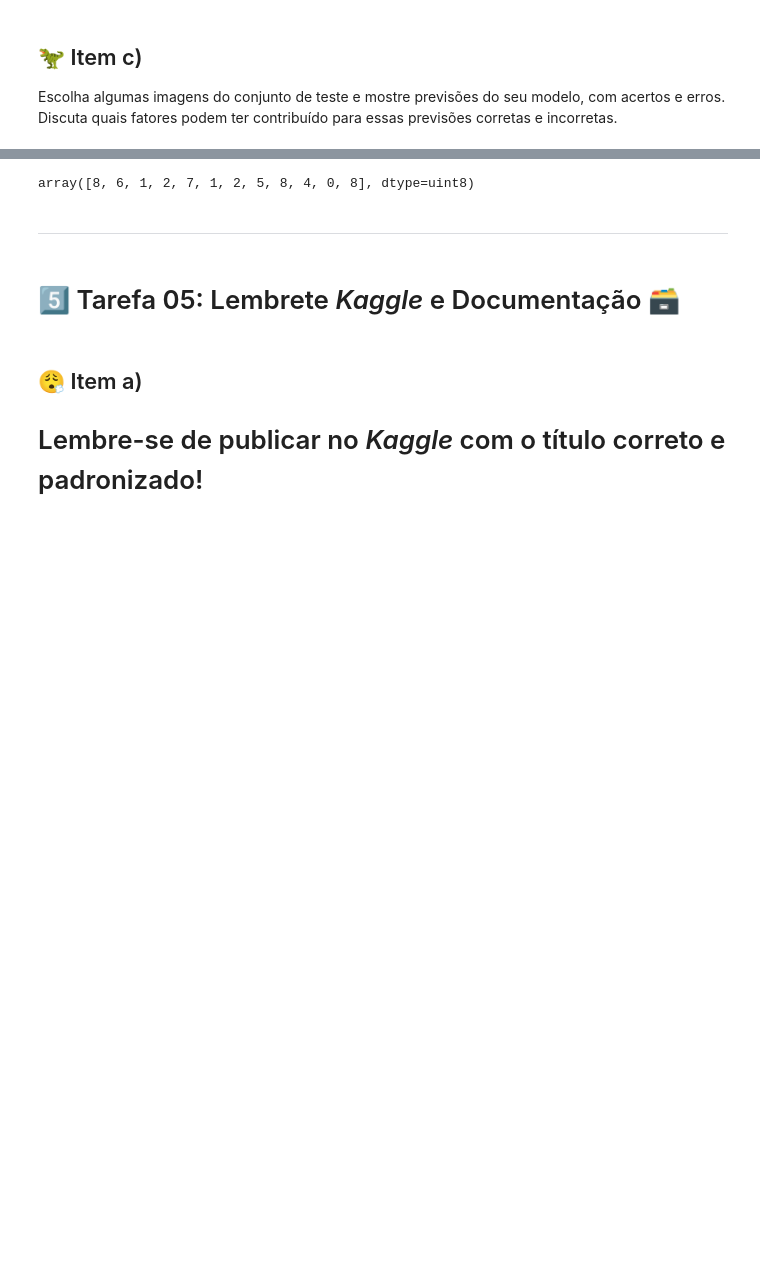
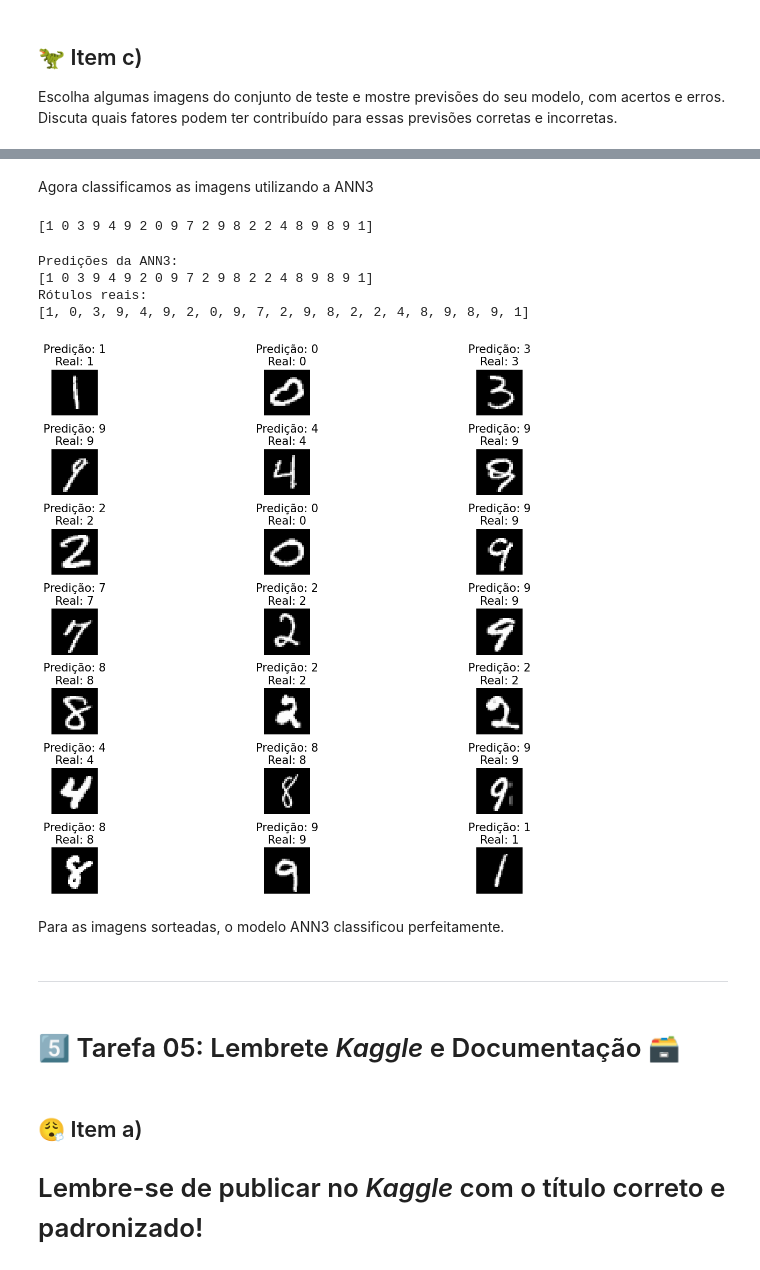
Before and after one commit to henriquefukushima/PMR3508, a Jupyter notebook: ANN-MNIST/MNIST-2024-70.ipynb, the cells around one changed output, grey strips where cells are left out. Saved outputs shown, nothing was run; the diff lists cells and outputs as text; code cells hidden in the pictures; blank space fills up the shorter version.

```diff
--- a/ANN-MNIST/MNIST-2024-70.ipynb
+++ b/ANN-MNIST/MNIST-2024-70.ipynb
@@ -716,12 +776,31 @@ show_images(random_images, ['' for i in range(n)])
+# %% [markdown]
+Agora classificamos as imagens utilizando a ANN3
 # %%
-# Predições do ANN3
+# Predições da ANN3
 
 # Redução de dimensionalidade e normalização
 random_images = np.array(random_images).reshape(-1, 784)/255
 random_preds = ANN3.predict(random_images)
-random_preds
+print(random_preds)
 # %% [output]
-array([8, 6, 1, 2, 7, 1, 2, 5, 8, 4, 0, 8], dtype=uint8)
+[1 0 3 9 4 9 2 0 9 7 2 9 8 2 2 4 8 9 8 9 1]
+# %%
+# Comparação entre as predições e os rótulos reais
+print('Predições da ANN3:')
+print(random_preds)
+print('Rótulos reais:')
+print(random_digits)
+
+# Plotar imagens com as predições
+show_images(random_images.reshape(-1, 28, 28), [f'Predição: {p}\nReal: {r}' for p, r in zip(random_preds, random_digits)])
+# %% [output]
+Predições da ANN3:
+[1 0 3 9 4 9 2 0 9 7 2 9 8 2 2 4 8 9 8 9 1]
+Rótulos reais:
+[1, 0, 3, 9, 4, 9, 2, 0, 9, 7, 2, 9, 8, 2, 2, 4, 8, 9, 8, 9, 1]
+[figure, added]
+# %% [markdown]
+Para as imagens sorteadas, o modelo ANN3 classificou perfeitamente.
 # %% [markdown]
 ---
 # %% [markdown]
```
Also changed, not shown: parts of 31 cells of this notebook.
